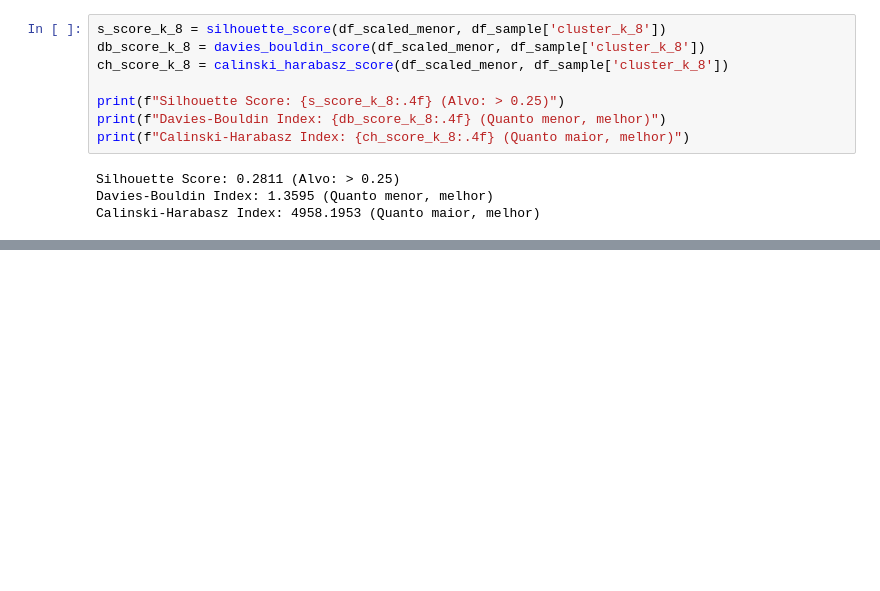
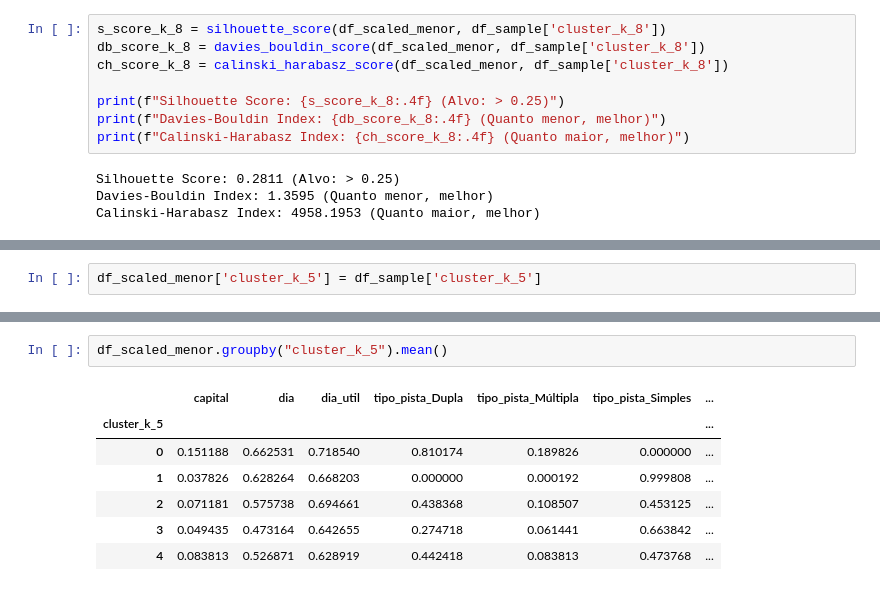
Before and after one commit to mmesqigor/Padroes-de-Acidentes-de-Transito-no-Brasil, a Jupyter notebook: index.ipynb, the cells around one changed output, grey strips where cells are left out. Saved outputs shown, nothing was run; the diff lists cells and outputs as text; blank space fills up the shorter version.

```diff
--- a/index.ipynb
+++ b/index.ipynb
@@ -923,0 +941,2 @@ Calinski-Harabasz Index: 4958.1953 (Quanto maior, melhor)
+# %%
+df_scaled_menor['cluster_k_5'] = df_sample['cluster_k_5']
@@ -923,0 +959,10 @@ Calinski-Harabasz Index: 4958.1953 (Quanto maior, melhor)
+# %%
+df_scaled_menor.groupby("cluster_k_5").mean()
+# %% [output]
+|  | capital | dia | dia_util | tipo_pista_Dupla | tipo_pista_Múltipla | tipo_pista_Simples | ... |
+| cluster_k_5 |  |  |  |  |  |  | ... |
+| 0 | 0.151188 | 0.662531 | 0.718540 | 0.810174 | 0.189826 | 0.000000 | ... |
+| 1 | 0.037826 | 0.628264 | 0.668203 | 0.000000 | 0.000192 | 0.999808 | ... |
+| 2 | 0.071181 | 0.575738 | 0.694661 | 0.438368 | 0.108507 | 0.453125 | ... |
+| 3 | 0.049435 | 0.473164 | 0.642655 | 0.274718 | 0.061441 | 0.663842 | ... |
+| 4 | 0.083813 | 0.526871 | 0.628919 | 0.442418 | 0.083813 | 0.473768 | ... |
```
Also changed, not shown: parts of 19 cells of this notebook.
